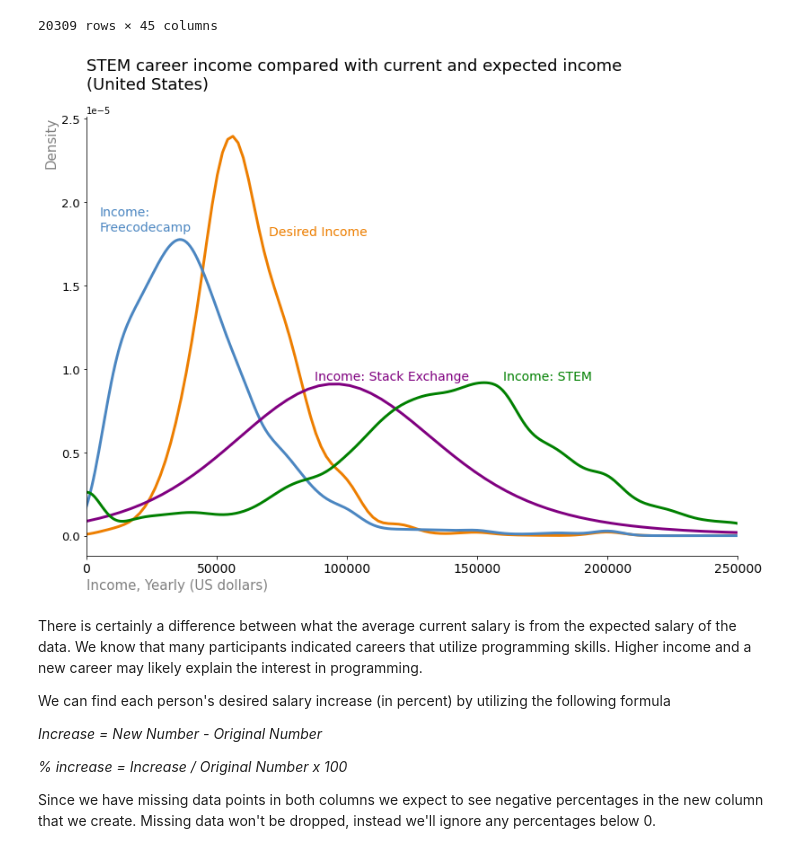
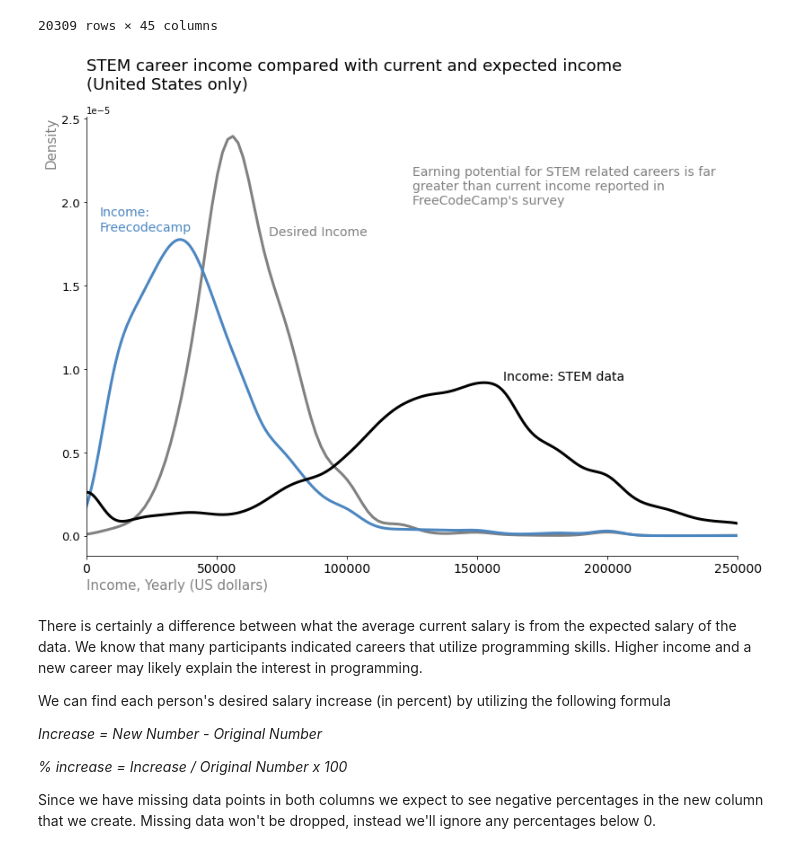
Before and after one commit to paul-trood/Portfolio-Best_Markets_for_Advertising, a Jupyter notebook: coding_survey.ipynb, the cells around one changed output. Saved outputs shown, nothing was run; the diff lists cells and outputs as text; code cells hidden in the pictures.

```diff
--- a/coding_survey.ipynb
+++ b/coding_survey.ipynb
@@ -788,31 +788,31 @@ us_stack_exchange
 # %%
 fig, ax = plt.subplots(figsize = (13,9))
 
-united_states["ExpectedEarning"].plot.kde(xlim = (0, 250000), color = "#ED7E00", linewidth = 3)
+united_states["ExpectedEarning"].plot.kde(xlim = (0, 250000), color = "grey", linewidth = 3)
 united_states["Income"].plot.kde(color = "#4B86C1", linewidth = 3)
 #
-us_stack_exchange["ConvertedSalary"].plot.kde(color = "purple", linewidth = 3)
 
-stem["basesalary"].plot.kde(color = "green", linewidth = 3)
 
-plt.title("STEM career income compared with current and expected income\n(United States)", size = 18, loc = "left", y = 1.05)
+stem["basesalary"].plot.kde(color = "black", linewidth = 3)
+
+plt.title("STEM career income compared with current and expected income\n(United States only)", size = 18, loc = "left", y = 1.05)
 
 plt.xticks(size = 14)
 plt.yticks(size = 14)
 
 plt.text(0.02,0.74,"Income:\nFreecodecamp", color = "#4B86C1", size = 14, transform=ax.transAxes)
-plt.text(0.28,0.73,"Desired Income", color = "#ED7E00", size = 14, transform=ax.transAxes)
-plt.text(0.64,0.4,"Income: STEM", color = "green", size = 14, transform=ax.transAxes)
-plt.text(0.35,0.4,"Income: Stack Exchange", color = "purple", size = 14, transform=ax.transAxes)
+plt.text(0.28,0.73,"Desired Income", color = "grey", size = 14, transform=ax.transAxes)
+plt.text(0.64,0.4,"Income: STEM data", size = 14, transform=ax.transAxes)
+plt.text(.5,0.8,"Earning potential for STEM related careers is far\ngreater than current income reported in\nFreeCodeCamp's survey", color = "grey", transform=ax.transAxes, size = 14 )
 
 plt.ylabel("Density", size = 15, color = "grey", loc = "top")
 plt.xlabel("Income, Yearly (US dollars)", size = 15, color = "grey", loc = "left")
 plt.gca().spines[["right", "top"]].set_visible(False)
 plt.yticks(size = 13)
 plt.xticks(size = 14)
 plt.show()
 # %% [output]
-[figure, old version]
+[figure, new version]
 # %% [markdown]
 There is certainly a difference between what the average current salary is from the expected salary of the data. We know that many participants indicated careers that utilize programming skills. Higher income and a new career may likely explain the interest in programming.
 
```
Also changed, not shown: parts of 7 cells of this notebook.
